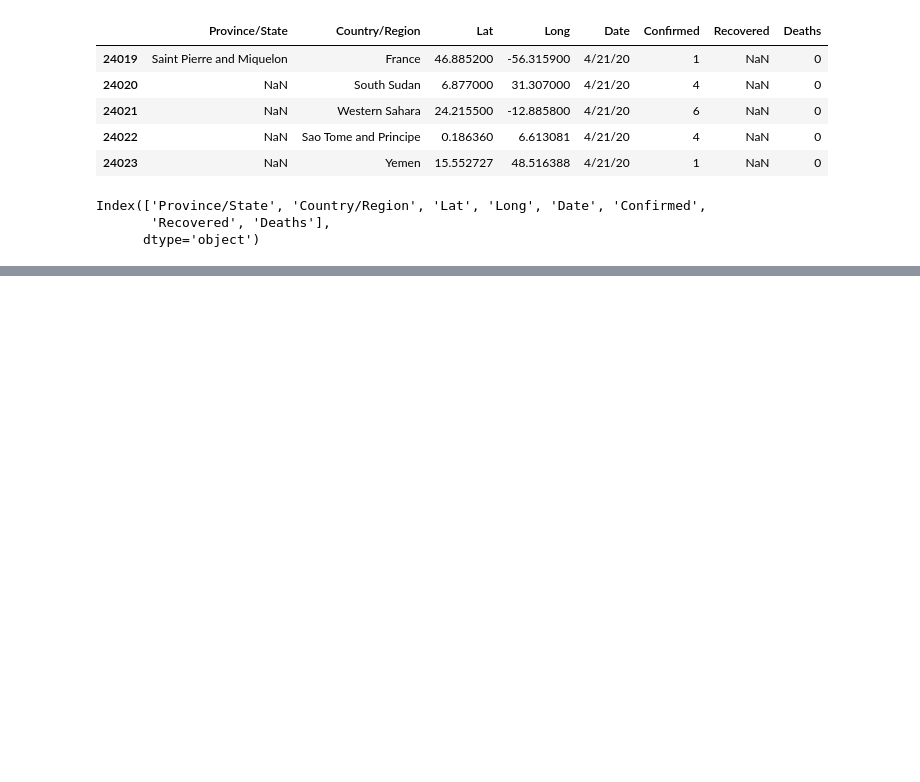
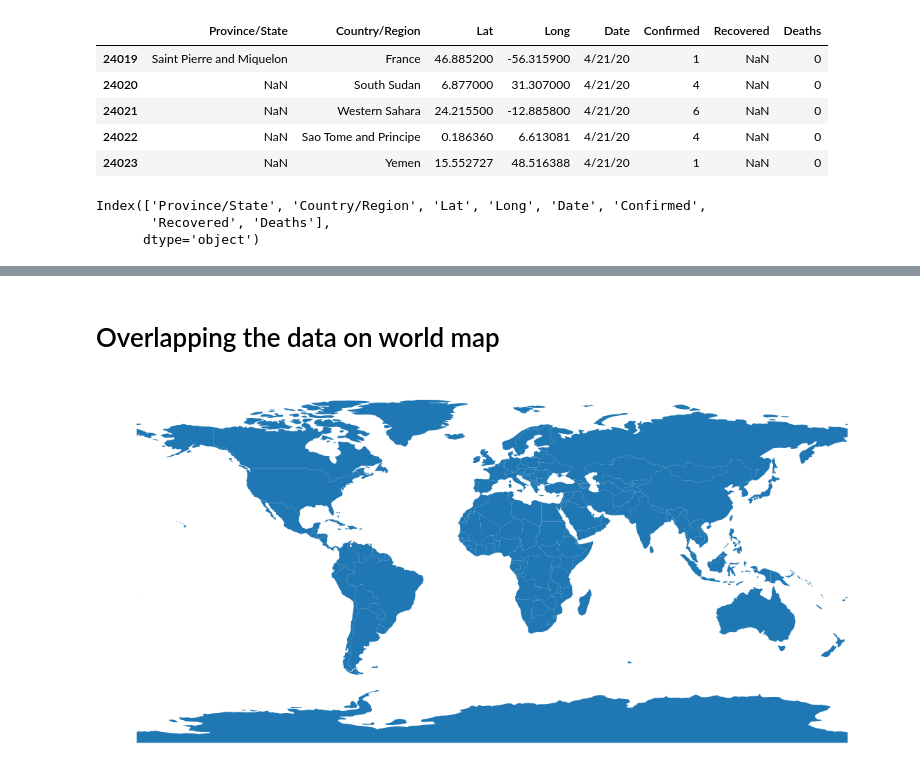
Before and after one commit to dariushazimi/notebooks, a Jupyter notebook: PandasPractices/ReshapingDataWithPandasUsingCovidData.ipynb, the cells around one changed output, grey strips where cells are left out. Saved outputs shown, nothing was run; the diff lists cells and outputs as text; code cells hidden in the pictures; blank space fills up the shorter version.

```diff
--- a/PandasPractices/ReshapingDataWithPandasUsingCovidData.ipynb
+++ b/PandasPractices/ReshapingDataWithPandasUsingCovidData.ipynb
@@ -161,0 +170,8 @@ Index(['Province/State', 'Country/Region', 'Lat', 'Long', 'Date', 'Confirmed',
+# %% [markdown]
+# Overlapping the data on world map
+# %%
+world = gpd.read_file(gpd.datasets.get_path("naturalearth_lowres"))
+ax = world.plot(figsize=(20,10))
+ax.axis('off');
+# %% [output]
+[figure, added]
```
Also changed, not shown: parts of 4 cells of this notebook.
